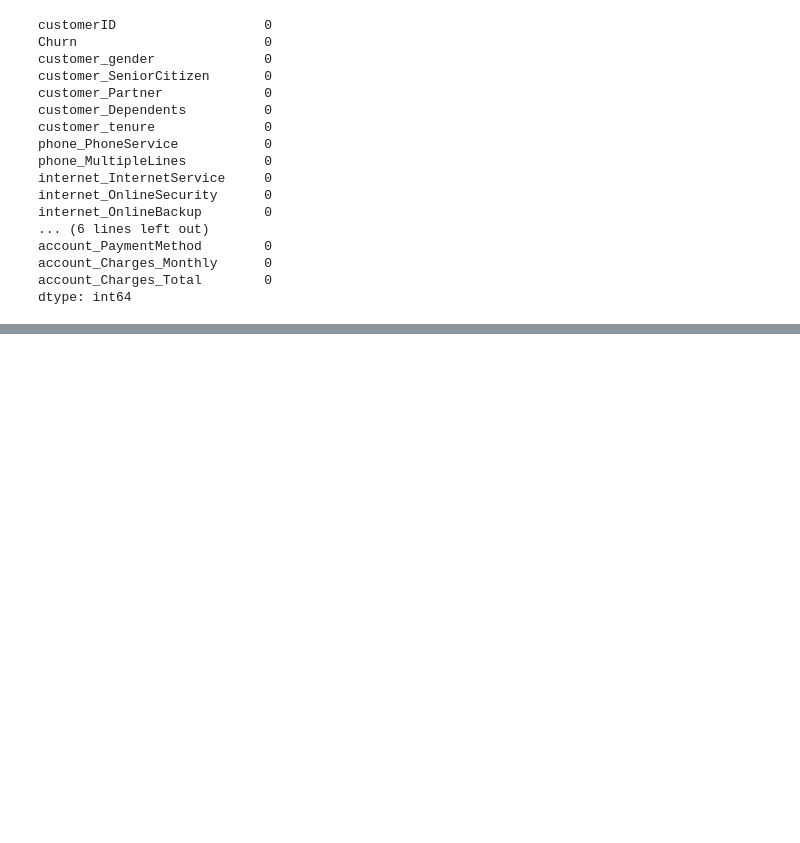
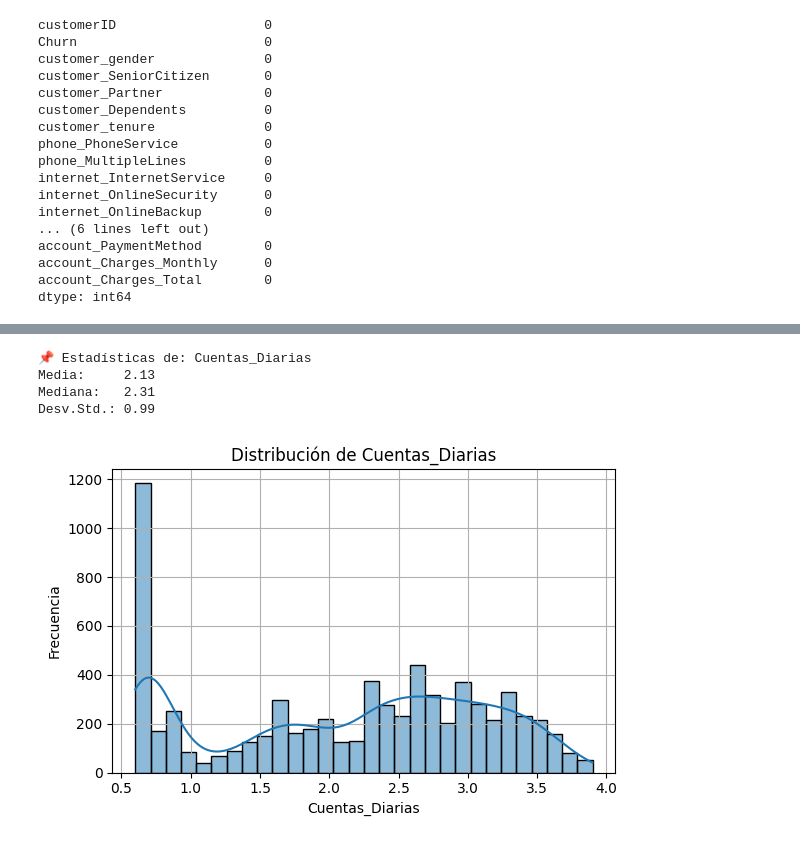
Before and after one commit to gloriagutierrez2025/Challenger_Telecom, a Jupyter notebook: Untitled2.ipynb, the cells around one changed output, grey strips where cells are left out. Drawn from its saved outputs; the diff is of its cells as text; code cells hidden in the pictures; blank space fills up the shorter version.

```diff
--- a/Untitled2.ipynb
+++ b/Untitled2.ipynb
@@ -149,0 +323,7 @@ dtype: int64
+# %%
+import requests
+
+url = 'https://raw.githubusercontent.com/ingridcristh/challenge2-data-science-LATAM/main/TelecomX_Data.json'
+data = requests.get(url).json()
+
+df_limpio = limpiar_dataset_telecom(data, exportar_csv=True)
@@ -149,0 +388,4 @@ dtype: int64
+# %%
+df_limpio = limpiar_dataset_telecom(data, exportar_csv=False)
+
+X_train, X_test, y_train, y_test = preparar_datos_modelo(df_limpio)
@@ -149,0 +481,8 @@ dtype: int64
+# %%
+# Verifica que la columna 'gastos_mensuales' existe
+if 'account_Charges_Monthly' in df_limpio.columns:
+    df_limpio['Cuentas_Diarias'] = df_limpio['account_Charges_Monthly'] / 30.44
+    df_limpio['Cuentas_Diarias'] = df_limpio['Cuentas_Diarias'].round(2)
+    print("✅ Columna 'Cuentas_Diarias' creada exitosamente.")
+else:
+    print("❌ La columna 'gastos_mensuales' no existe en el DataFrame.")
@@ -149,0 +516,32 @@ dtype: int64
+# %%
+columnas = ['gastos_mensuales', 'gastos_totales', 'Cuentas_Diarias', 'meses_de_contrato']
+
+for col in columnas:
+    if col in df_limpio.columns:
+        print(f"\n📌 Estadísticas de: {col}")
+        print(f"Media:     {df_limpio[col].mean():.2f}")
+        print(f"Mediana:   {df_limpio[col].median():.2f}")
+        print(f"Desv.Std.: {df_limpio[col].std():.2f}")
+# %% [output]
+📌 Estadísticas de: Cuentas_Diarias
+Media:     2.13
+Mediana:   2.31
+Desv.Std.: 0.99
+# %%
+import matplotlib.pyplot as plt
+import seaborn as sns
+
+columnas = ['gastos_mensuales', 'gastos_totales', 'Cuentas_Diarias', 'meses_de_contrato']
+
+for col in columnas:
+    if col in df_limpio.columns:
+        plt.figure(figsize=(6, 4))
+        sns.histplot(df_limpio[col], kde=True, bins=30)
+        plt.title(f"Distribución de {col}")
+        plt.xlabel(col)
+        plt.ylabel("Frecuencia")
+        plt.grid(True)
+        plt.tight_layout()
+        plt.show()
+# %% [output]
+[figure, added]
```
Also changed, not shown: parts of 33 cells of this notebook.
